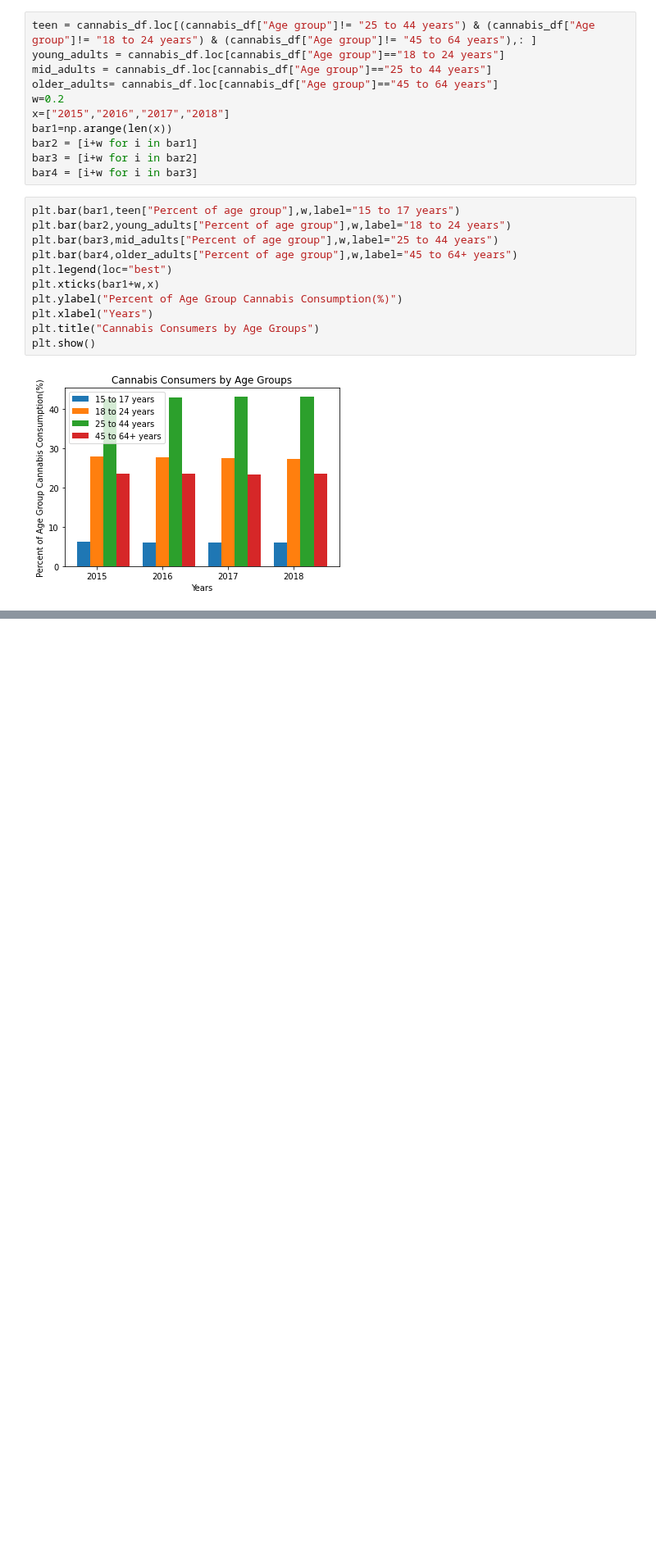
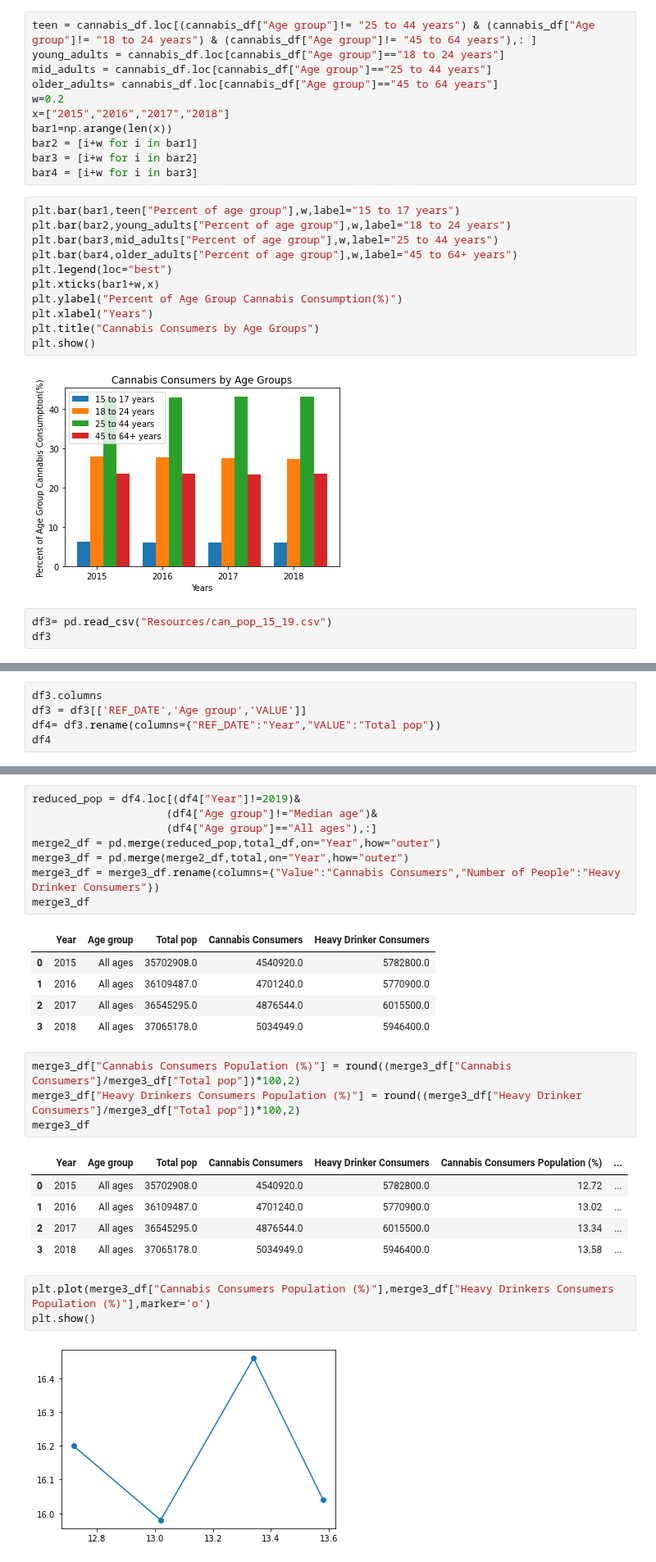
Before and after one commit to MattDavies1/Data-Bootcamp-Project, a Jupyter notebook: alc_cannabis_consumption.ipynb, the cells around one changed output, grey strips where cells are left out. Shown at 82% size. Saved outputs shown, nothing was run; the diff lists cells and outputs as text; blank space fills up the shorter version.

Commit message:
added population

```diff
--- a/alc_cannabis_consumption.ipynb
+++ b/alc_cannabis_consumption.ipynb
@@ -201,3 +240,6 @@ plt.title("Cannabis Consumers by Age Groups")
 plt.show()
 # %% [output]
 [figure]
+# %%
+df3= pd.read_csv("Resources/can_pop_15_19.csv")
+df3
@@ -203,0 +260,5 @@ plt.show()
+# %%
+df3.columns
+df3 = df3[['REF_DATE','Age group','VALUE']]
+df4= df3.rename(columns={"REF_DATE":"Year","VALUE":"Total pop"})
+df4
@@ -203,0 +279,29 @@ plt.show()
+# %%
+reduced_pop = df4.loc[(df4["Year"]!=2019)&
+                     (df4["Age group"]!="Median age")&
+                     (df4["Age group"]=="All ages"),:]
+merge2_df = pd.merge(reduced_pop,total_df,on="Year",how="outer")
+merge3_df = pd.merge(merge2_df,total,on="Year",how="outer")
+merge3_df = merge3_df.rename(columns={"Value":"Cannabis Consumers","Number of People":"Heavy Drinker Consumers"})
+merge3_df
+# %% [output]
+|  | Year | Age group | Total pop | Cannabis Consumers | Heavy Drinker Consumers |
+| 0 | 2015 | All ages | 35702908.0 | 4540920.0 | 5782800.0 |
+| 1 | 2016 | All ages | 36109487.0 | 4701240.0 | 5770900.0 |
+| 2 | 2017 | All ages | 36545295.0 | 4876544.0 | 6015500.0 |
+| 3 | 2018 | All ages | 37065178.0 | 5034949.0 | 5946400.0 |
+# %%
+merge3_df["Cannabis Consumers Population (%)"] = round((merge3_df["Cannabis Consumers"]/merge3_df["Total pop"])*100,2)
+merge3_df["Heavy Drinkers Consumers Population (%)"] = round((merge3_df["Heavy Drinker Consumers"]/merge3_df["Total pop"])*100,2)
+merge3_df
+# %% [output]
+|  | Year | Age group | Total pop | Cannabis Consumers | Heavy Drinker Consumers | Cannabis Consumers Population (%) | ... |
+| 0 | 2015 | All ages | 35702908.0 | 4540920.0 | 5782800.0 | 12.72 | ... |
+| 1 | 2016 | All ages | 36109487.0 | 4701240.0 | 5770900.0 | 13.02 | ... |
+| 2 | 2017 | All ages | 36545295.0 | 4876544.0 | 6015500.0 | 13.34 | ... |
+| 3 | 2018 | All ages | 37065178.0 | 5034949.0 | 5946400.0 | 13.58 | ... |
+# %%
+plt.plot(merge3_df["Cannabis Consumers Population (%)"],merge3_df["Heavy Drinkers Consumers Population (%)"],marker='o')
+plt.show()
+# %% [output]
+[figure, added]
```
Also changed, not shown: parts of 11 cells of this notebook, 2 other files.
